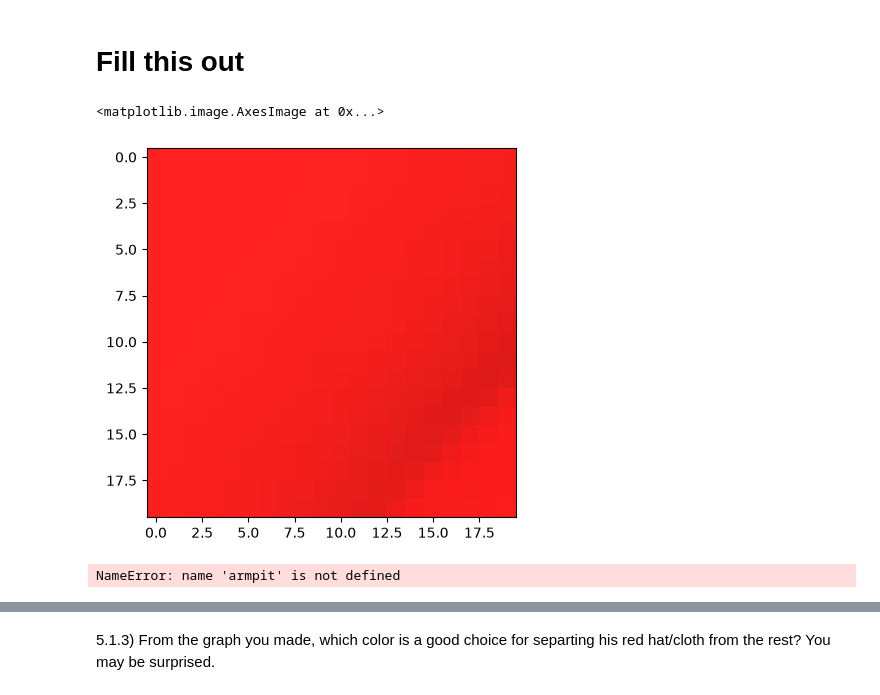
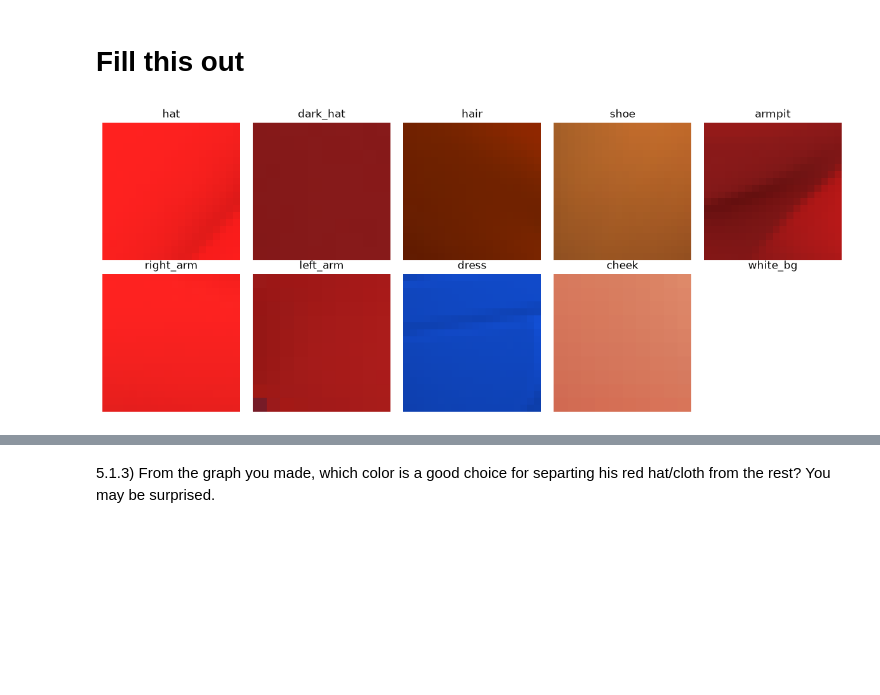
Before and after one commit to jiraroj-wir/iccs205-homework, a Jupyter notebook: hw2/Homework2.ipynb, the cells around one changed output, grey strips where cells are left out. Drawn from its saved outputs; the diff is of its cells as text; code cells hidden in the pictures; blank space fills up the shorter version.

```diff
--- a/hw2/Homework2.ipynb
+++ b/hw2/Homework2.ipynb
@@ -667,20 +750,42 @@ plt.grid(True, 'both')
 hat = mario[60:80,180:200]
 dark_hat = mario[80:90, 240:250]
 # have kids fill some of this
-# hair = mario[..., ...]
-# shoe = mario[..., ...]
-# armpit = mario[..., ...]
-# right_arm = mario[..., ...]
-# left_arm = mario[..., ...]
-# dress = mario[..., ...]
-# cheek = mario[..., ...]
-# white_bg = mario[..., ...]
+hair = mario[135: 155, 140: 160]
+shoe = mario[320: 340, 320: 340]
+armpit = mario[280: 300, 140: 160]
+right_arm = mario[240: 260, 140: 160]
+left_arm = mario[241: 251, 241: 251]
+dress = mario[320: 340, 180: 200]
+cheek = mario[220: 230, 220: 230]
+white_bg = mario[0: 20, 360: 380]
-# %%
-#plot to make sure you actually get the right part
-plt.imshow(hat)
-# %% [output]
-<matplotlib.image.AxesImage at 0x...>
-[figure, removed]
+# %%
+#plot to make sure you actually get the right part
+# plt.imshow(hat)
+
+samples = {
+    "hat": hat,
+    "dark_hat": dark_hat,
+    "hair": hair,
+    "shoe": shoe,
+    "armpit": armpit,
+    "right_arm": right_arm,
+    "left_arm": left_arm,
+    "dress": dress,
+    "cheek": cheek,
+    "white_bg": white_bg,
+}
+
+fig, axes = plt.subplots(2, 5, figsize=(12, 5))
+
+for ax, (name, block) in zip(axes.flat, samples.items()):
+    ax.imshow(block)
+    ax.set_title(name)
+    ax.axis("off")
+
+plt.tight_layout()
+plt.show()
+# %% [output]
+[figure, added]
 # %%
 # define signal(red cloth/hat) and background(other stuff)
 # signal and background is now just an array of shape (npixel, 3)
@@ -688,6 +793,7 @@ plt.imshow(hat)
 # print the shape to see what it looks like
 def flat(p):
     return p.reshape(-1, p.shape[-1])
+# (480, 381, 4) -> (182880, 4)
 
 signal = np.concatenate((
     flat(hat),
@@ -704,8 +810,6 @@ background = np.concatenate((
     flat(cheek),
     flat(white_bg)
 ))[:, :3] # remove the alpha channel
-# %% [output]
-NameError: name 'armpit' is not defined
 # %% [markdown]
 5.1.2) Let's make some histogram of how R values differ between his red cloth and the rest.
 
```
Also changed, not shown: parts of 21 cells of this notebook.
